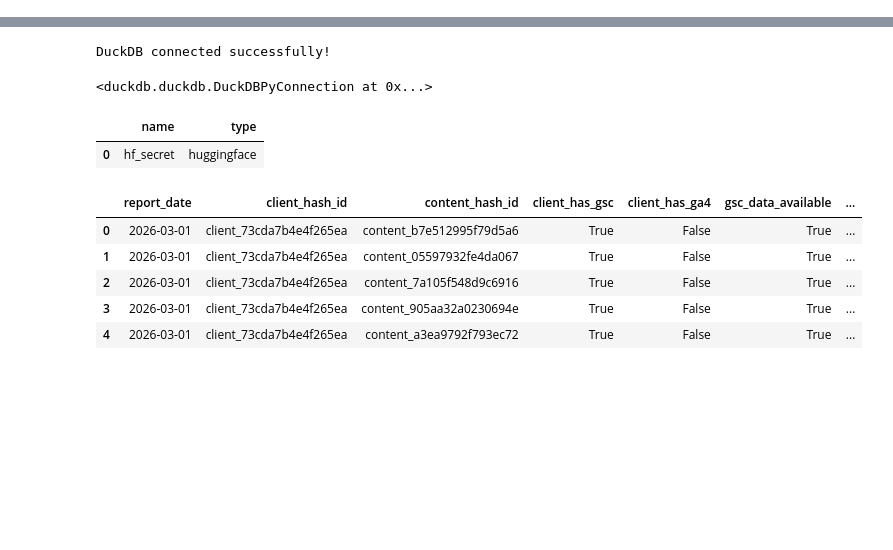
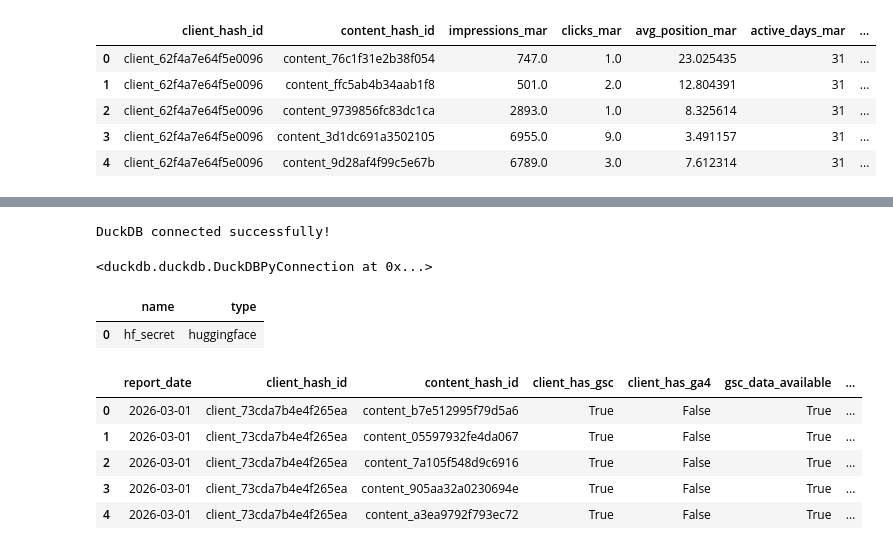
Before and after one commit to swiftcoder0/flyrank_intership_assignment, a Jupyter notebook: work/notebooks/capstone.ipynb, the cells around one changed output, grey strips where cells are left out. Drawn from its saved outputs; the diff is of its cells as text; code cells hidden in the pictures; blank space fills up the shorter version.

```diff
--- a/work/notebooks/capstone.ipynb
+++ b/work/notebooks/capstone.ipynb
@@ -16,0 +53,92 @@ This skeleton is yours to fill. Work the sections **in order** — each one has
+# %%
+# Section 2 — Build the March feature window and April outcome window
+
+import pandas as pd
+
+march_url = (
+    "hf://datasets/FlyRank/internship-warehouse/"
+    "fact_content_daily_performance/month=2026-03/data_0.parquet"
+)
+
+april_url = (
+    "hf://datasets/FlyRank/internship-warehouse/"
+    "fact_content_daily_performance/month=2026-04/data_0.parquet"
+)
+
+dataset = con.sql(f"""
+WITH march AS (
+    SELECT
+        client_hash_id,
+        content_hash_id,
+
+        SUM(gsc_impressions) AS impressions_mar,
+        SUM(gsc_clicks) AS clicks_mar,
+
+        SUM(gsc_sum_position)::DOUBLE
+            / NULLIF(SUM(gsc_impressions), 0) AS avg_position_mar,
+
+        COUNT(DISTINCT report_date)
+            FILTER (WHERE gsc_impressions > 0) AS active_days_mar
+
+    FROM read_parquet('{march_url}')
+
+    WHERE gsc_data_available IS TRUE
+
+    GROUP BY
+        client_hash_id,
+        content_hash_id
+
+    HAVING SUM(gsc_impressions) >= 100
+),
+
+april AS (
+    SELECT
+        client_hash_id,
+        content_hash_id,
+
+        SUM(gsc_impressions) AS impressions_apr
+
+    FROM read_parquet('{april_url}')
+
+    WHERE gsc_data_available IS TRUE
+
+    GROUP BY
+        client_hash_id,
+        content_hash_id
+)
+
+SELECT
+    march.*,
+    april.impressions_apr
+
+FROM march
+
+INNER JOIN april
+    USING (client_hash_id, content_hash_id)
+""").df()
+
+# Derived feature
+dataset["ctr_mar"] = (
+    dataset["clicks_mar"] /
+    dataset["impressions_mar"]
+)
+
+# Target:
+# 1 = April impressions are more than 20% lower than March
+# 0 = otherwise
+dataset["decline_20"] = (
+    dataset["impressions_apr"]
+    < 0.80 * dataset["impressions_mar"]
+).astype(int)
+
+print("Rows:", len(dataset))
+print("Columns:", len(dataset.columns))
+
+print("\nTarget distribution:")
+print(dataset["decline_20"].value_counts())
+
+print("\nTarget rate:")
+print(dataset["decline_20"].mean())
+
+dataset.head()
+# %% [output]
@@ -17 +156,7 @@ This skeleton is yours to fill. Work the sections **in order** — each one has
+|  | client_hash_id | content_hash_id | impressions_mar | clicks_mar | avg_position_mar | active_days_mar | ... |
+| 0 | client_62f4a7e64f5e0096 | content_76c1f31e2b38f054 | 747.0 | 1.0 | 23.025435 | 31 | ... |
+| 1 | client_62f4a7e64f5e0096 | content_ffc5ab4b34aab1f8 | 501.0 | 2.0 | 12.804391 | 31 | ... |
+| 2 | client_62f4a7e64f5e0096 | content_9739856fc83dc1ca | 2893.0 | 1.0 | 8.325614 | 31 | ... |
+| 3 | client_62f4a7e64f5e0096 | content_3d1dc691a3502105 | 6955.0 | 9.0 | 3.491157 | 31 | ... |
+| 4 | client_62f4a7e64f5e0096 | content_9d28af4f99c5e67b | 6789.0 | 3.0 | 7.612314 | 31 | ... |
 # %% [markdown]
```
Also changed, not shown: parts of 22 cells of this notebook.
